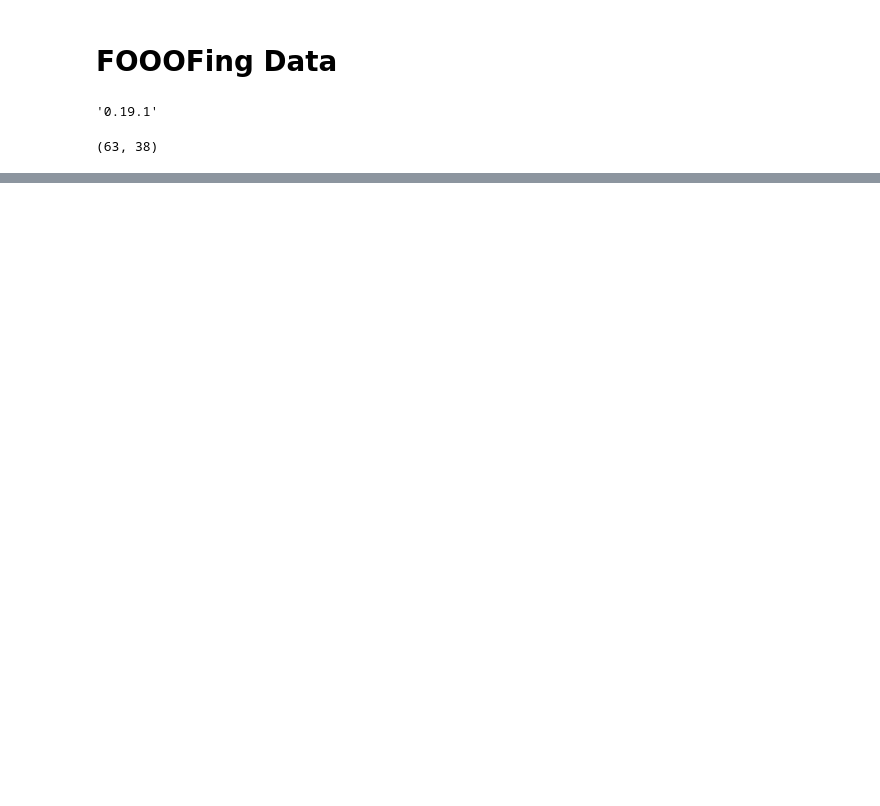
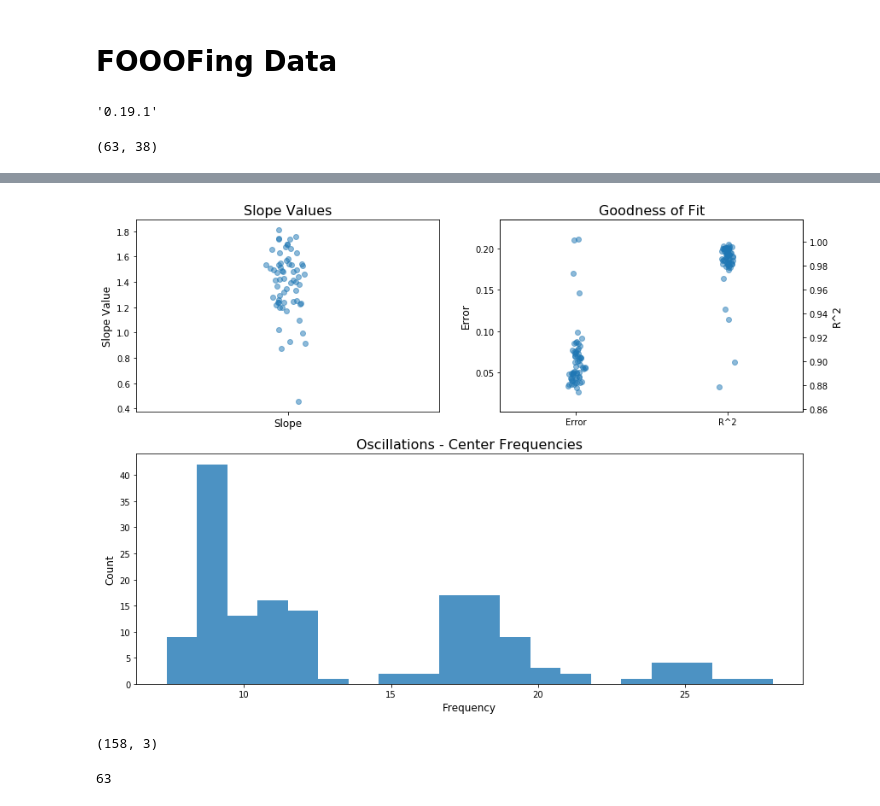
Before and after one commit to voytekresearch/EEGMapping, a Jupyter notebook: MNE-LocalData.ipynb, the cells around one changed output, grey strips where cells are left out. Cells and saved outputs as stored; diff of their text form; code cells hidden in the pictures; blank space fills up the shorter version.

```diff
--- a/MNE-LocalData.ipynb
+++ b/MNE-LocalData.ipynb
@@ -231,0 +231,8 @@ a, b, c, d = fm.get_params()
+# %%
+# Run FOOOF across a group of PSDs
+fg = FOOOFGroup(verbose=False)
+fg.fit_group(freqs, fooof_psds, freq_range)
+# %%
+fg.plot()
+# %% [output]
+[figure, added]
@@ -231,0 +243,6 @@ a, b, c, d = fm.get_params()
+# %%
+# Get all osc data. Loses channel information. NO good.
+osc_dat = fg.get_all_dat('oscillations_params')
+osc_dat.shape
+# %% [output]
+(158, 3)
@@ -231,0 +251,4 @@ a, b, c, d = fm.get_params()
+# %%
+n_channels
+# %% [output]
+63
```
Also changed, not shown: parts of 46 cells of this notebook.
